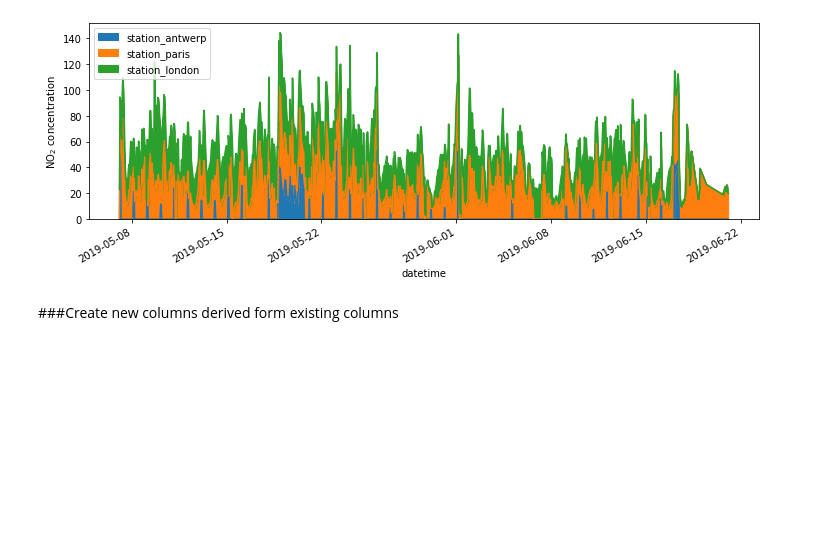
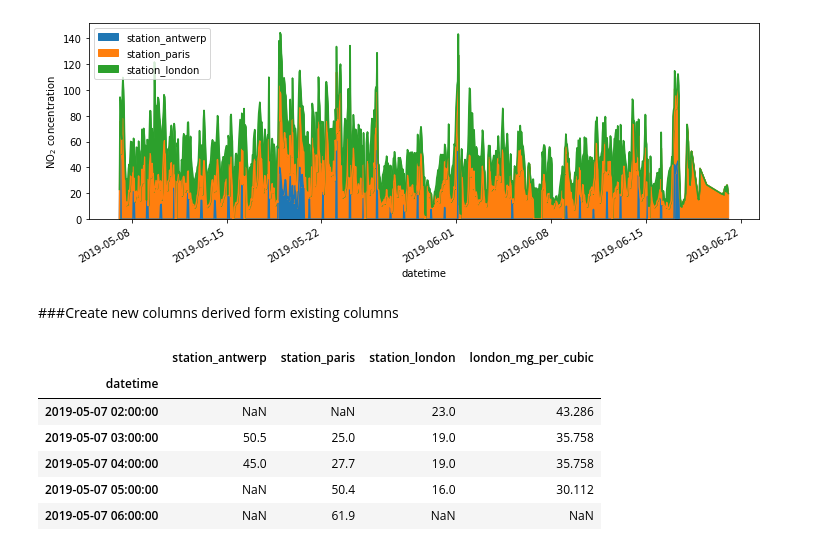
Before and after one commit to arifarman02/Learning_data_science, a Jupyter notebook: Pandas.ipynb, the cells around one changed output. Saved outputs shown, nothing was run; the diff lists cells and outputs as text; code cells hidden in the pictures; blank space fills up the shorter version.

```diff
--- a/Pandas.ipynb
+++ b/Pandas.ipynb
@@ -324,0 +328,11 @@ fig.savefig("/content/drive/MyDrive/no2_concentrations.png")
+# %%
+#we assume temperature of 25 degrees Celsius and pressure of 1013 hPa, the conversion factor is 1.882
+air_quality.head()
+# %% [output]
+|  | station_antwerp | station_paris | station_london | london_mg_per_cubic |
+| datetime |  |  |  |  |
+| 2019-05-07 02:00:00 | NaN | NaN | 23.0 | 43.286 |
+| 2019-05-07 03:00:00 | 50.5 | 25.0 | 19.0 | 35.758 |
+| 2019-05-07 04:00:00 | 45.0 | 27.7 | 19.0 | 35.758 |
+| 2019-05-07 05:00:00 | NaN | 50.4 | 16.0 | 30.112 |
+| 2019-05-07 06:00:00 | NaN | 61.9 | NaN | NaN |
```
Also changed, not shown: parts of 7 cells of this notebook.
